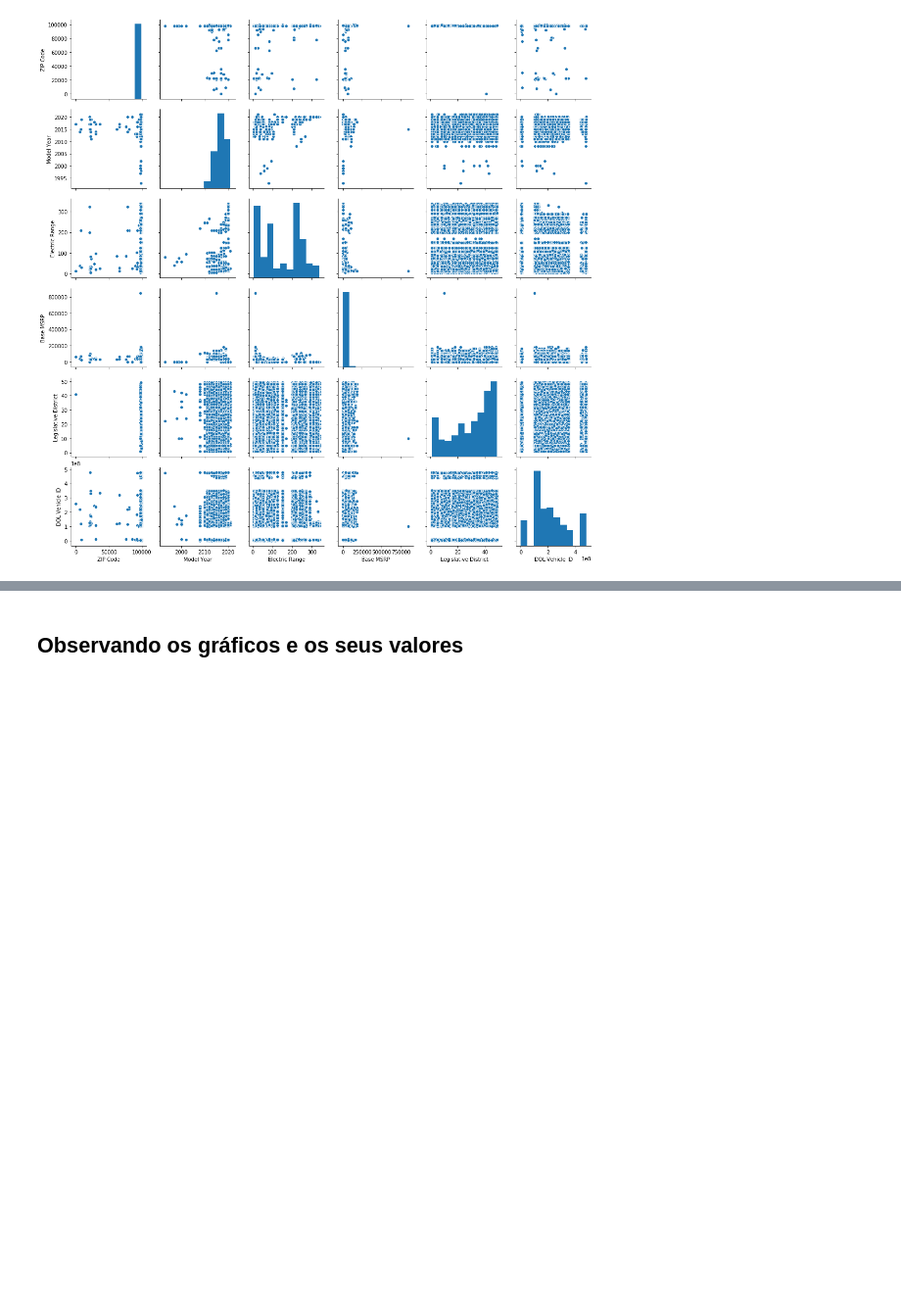
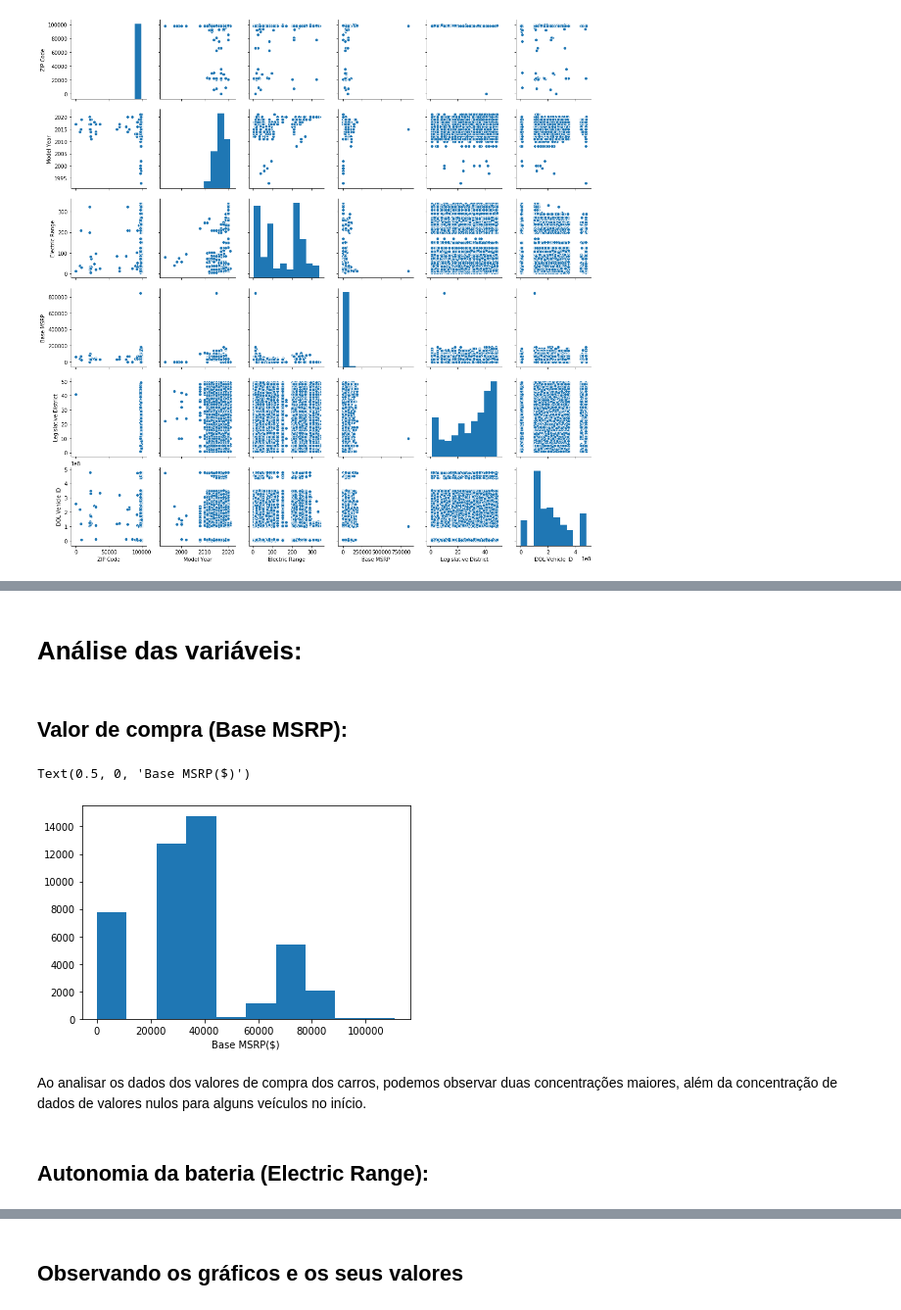
Before and after one commit to gustavopc3/P2-CD20-2, a Jupyter notebook: P2-CD20-2.ipynb, the cells around one changed output, grey strips where cells are left out. Shown at 98% size. Drawn from its saved outputs; the diff is of its cells as text; code cells hidden in the pictures; blank space fills up the shorter version.

```diff
--- a/P2-CD20-2.ipynb
+++ b/P2-CD20-2.ipynb
@@ -119,0 +118,16 @@ carros_eletricos
+# %%
+dados = dados.loc[dados['Electric Vehicle Type'] == 'Battery Electric Vehicle (BEV)',:]
+# %% [markdown]
+# Análise das variáveis:
+# %% [markdown]
+## Valor de compra (Base MSRP):
+# %%
+plt.hist(dados['Base MSRP'], bins=10)
+plt.xlabel('Base MSRP($)')
+# %% [output]
+Text(0.5, 0, 'Base MSRP($)')
+[figure, added]
+# %% [markdown]
+Ao analisar os dados dos valores de compra dos carros, podemos observar duas concentrações maiores, além da concentração de dados de valores nulos para alguns veículos no início.
+# %% [markdown]
+## Autonomia da bateria (Electric Range):
```
Also changed, not shown: parts of 66 cells of this notebook.
